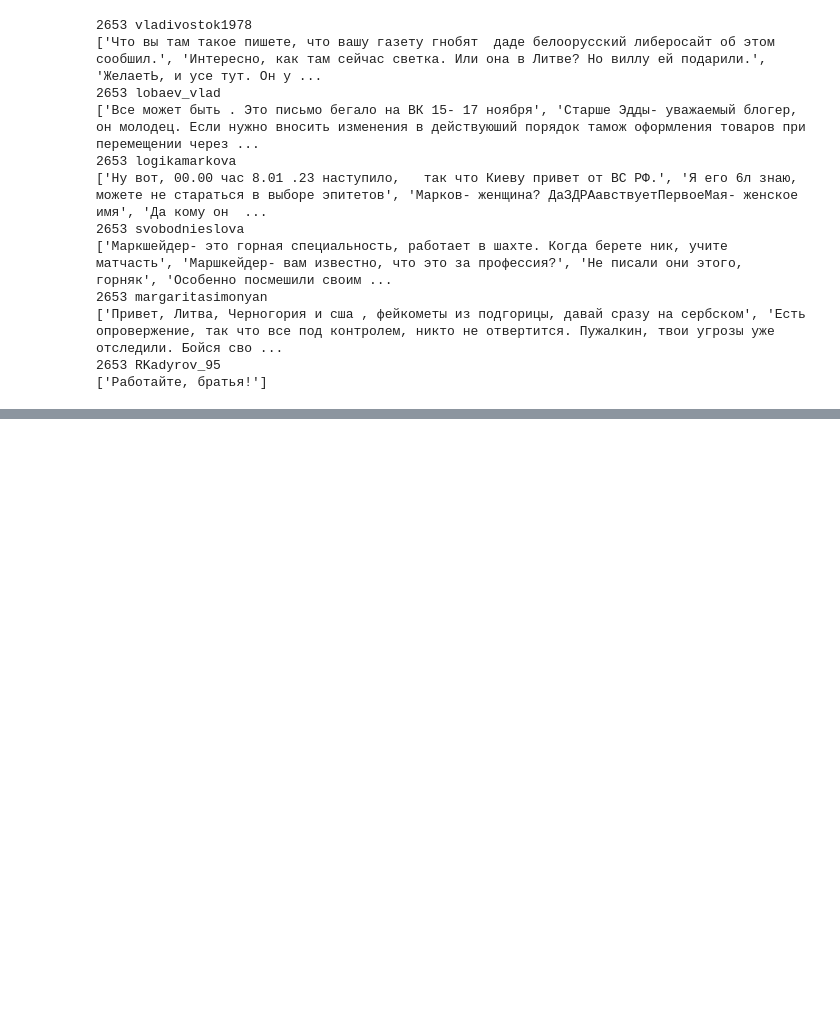
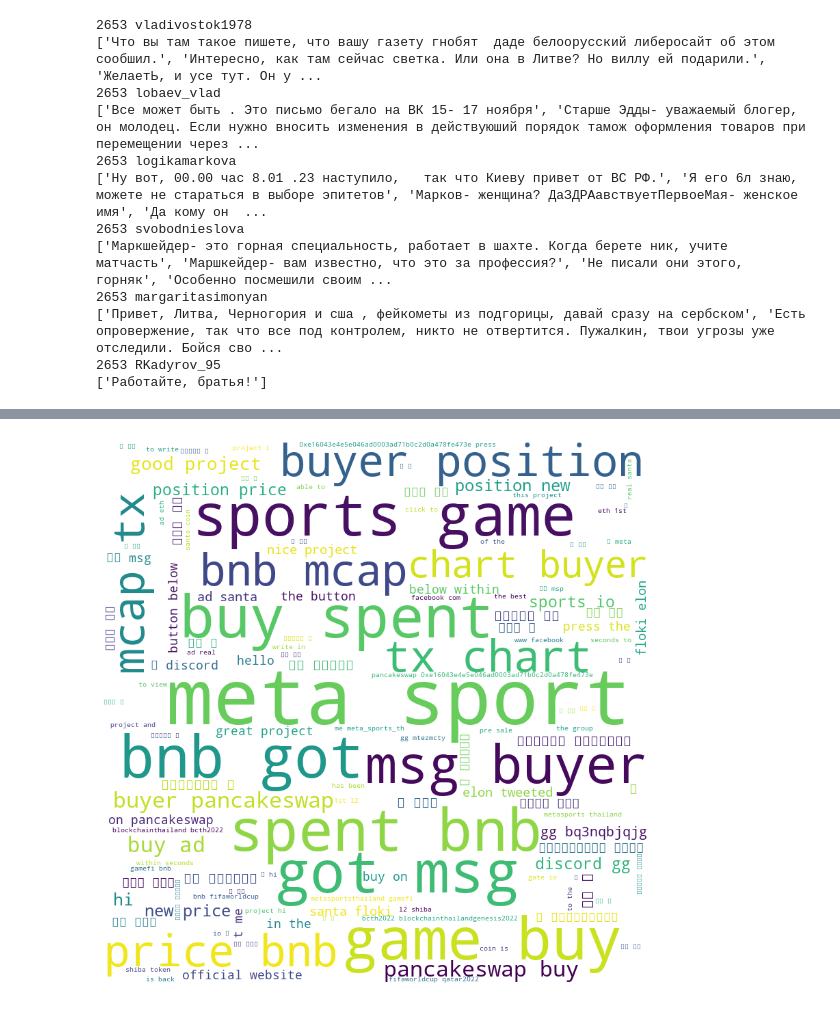
Before and after one commit to AndreyRzhaksinskiy/Telegram_Graph_Analysis, a Jupyter notebook: 00 Bot farm detection.ipynb, the cells around one changed output, grey strips where cells are left out. Cells and saved outputs as stored; diff of their text form; code cells hidden in the pictures; blank space fills up the shorter version.

```diff
--- a/00 Bot farm detection.ipynb
+++ b/00 Bot farm detection.ipynb
@@ -478,0 +592,55 @@ plt.show()
+# %%
+channel = 'meta_sports_th'
+df_comments_all = pd.read_csv(path+'data\\'+channel+'\\'+'df_comments_all.csv')
+df_messages_all = pd.read_csv(path+'data\\'+channel+'\\'+'df_messages_all.csv')
+
+
+# Python program to generate WordCloud
+
+# importing all necessary modules
+from wordcloud import WordCloud, STOPWORDS
+import matplotlib.pyplot as plt
+import pandas as pd
+
+# Reads 'Youtube04-Eminem.csv' file
+df = df_messages_all.sample(10000, replace=True)
+
+comment_words = ''
+STOPWORDS = ['так','и','в','не','за','на','это','а','ты','да','или','по','вот','уже',
+             'только','нет','он','они','о','с','про','что','как','ну','все','же','там',
+             'то','я','вы','но','из','до','от','https','youtube','у','к','для',
+            'если','есть','тебя','будет', 'его','вас','их','кто','тоже','просто',
+             'сейчас','youtu','be','том','когда','тебе','ещё','бы','тут','даже',
+            'мы','может','вам','было']
+
+stopwords = set(STOPWORDS)
+
+# iterate through the csv file
+for val in df.message:
+
+    # typecaste each val to string
+    val = str(val)
+
+    # split the value
+    tokens = val.split()
+
+    # Converts each token into lowercase
+    for i in range(len(tokens)):
+        tokens[i] = tokens[i].lower()
+
+    comment_words += " ".join(tokens)+" "
+
+wordcloud = WordCloud(width = 800, height = 800,
+                background_color ='white',
+                stopwords = stopwords,
+                min_font_size = 10).generate(comment_words)
+
+# plot the WordCloud image
+plt.figure(figsize = (8, 8), facecolor = None)
+plt.imshow(wordcloud)
+plt.axis("off")
+plt.tight_layout(pad = 0)
+
+plt.show()
+# %% [output]
+[figure, added]
```
Also changed, not shown: parts of 13 cells of this notebook.
